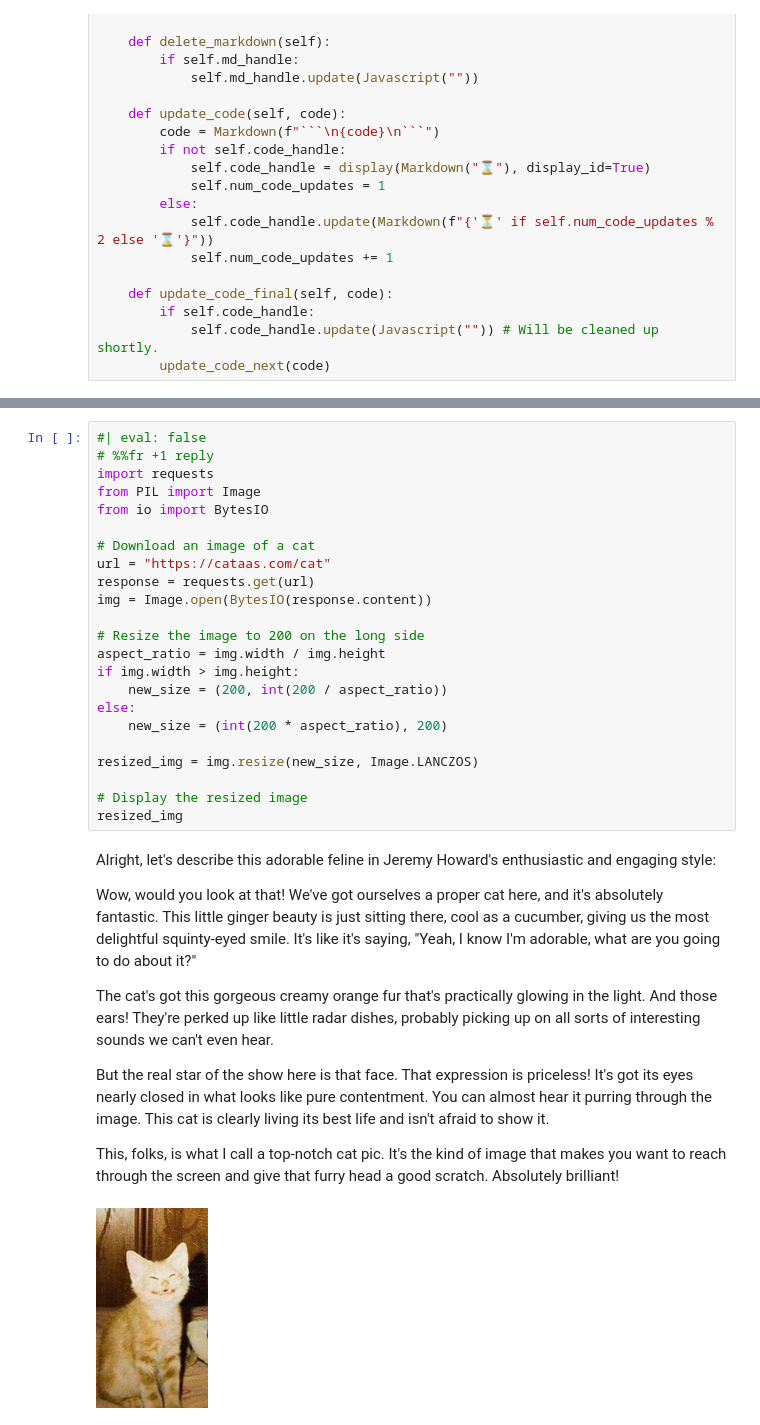
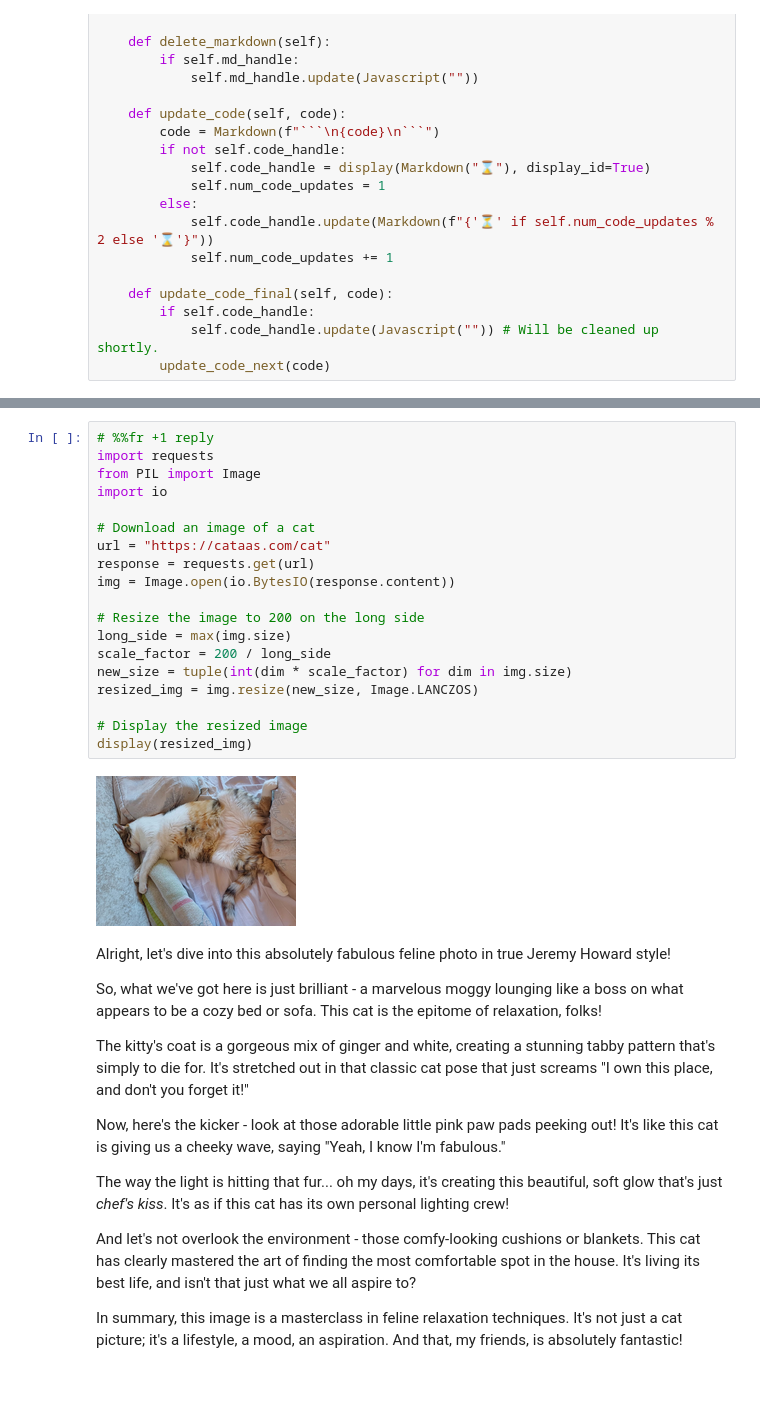
Before and after one commit to ConGustoAI/friendlly, a Jupyter notebook: nbs/01_magic_cell.ipynb, the cells around one changed output, grey strips where cells are left out. Cells and saved outputs as stored; diff of their text form; blank space fills up the shorter version.

```diff
--- a/nbs/01_magic_cell.ipynb
+++ b/nbs/01_magic_cell.ipynb
@@ -475,34 +484,34 @@ Certainly! Let's download an image of a cat, resize it, display it, and then I'l
 # %%
-#| eval: false
 # %%fr +1 reply
 import requests
 from PIL import Image
-from io import BytesIO
+import io
 
 # Download an image of a cat
 url = "https://cataas.com/cat"
 response = requests.get(url)
-img = Image.open(BytesIO(response.content))
+img = Image.open(io.BytesIO(response.content))
 
 # Resize the image to 200 on the long side
-aspect_ratio = img.width / img.height
-if img.width > img.height:
-    new_size = (200, int(200 / aspect_ratio))
-else:
-    new_size = (int(200 * aspect_ratio), 200)
-
+long_side = max(img.size)
+scale_factor = 200 / long_side
+new_size = tuple(int(dim * scale_factor) for dim in img.size)
 resized_img = img.resize(new_size, Image.LANCZOS)
 
 # Display the resized image
-resized_img
+display(resized_img)
 # %% [output]
+[figure, new version]
-Alright, let's describe this adorable feline in Jeremy Howard's enthusiastic and engaging style:
+Alright, let's dive into this absolutely fabulous feline photo in true Jeremy Howard style!
 
-Wow, would you look at that! We've got ourselves a proper cat here, and it's absolutely fantastic. This little ginger beauty is just sitting there, cool as a cucumber, giving us the most delightful squinty-eyed smile. It's like it's saying, "Yeah, I know I'm adorable, what are you going to do about it?"
+So, what we've got here is just brilliant - a marvelous moggy lounging like a boss on what appears to be a cozy bed or sofa. This cat is the epitome of relaxation, folks!
 
-The cat's got this gorgeous creamy orange fur that's practically glowing in the light. And those ears! They're perked up like little radar dishes, probably picking up on all sorts of interesting sounds we can't even hear.
+The kitty's coat is a gorgeous mix of ginger and white, creating a stunning tabby pattern that's simply to die for. It's stretched out in that classic cat pose that just screams "I own this place, and don't you forget it!"
 
-But the real star of the show here is that face. That expression is priceless! It's got its eyes nearly closed in what looks like pure contentment. You can almost hear it purring through the image. This cat is clearly living its best life and isn't afraid to show it.
+Now, here's the kicker - look at those adorable little pink paw pads peeking out! It's like this cat is giving us a cheeky wave, saying "Yeah, I know I'm fabulous."
 
-This, folks, is what I call a top-notch cat pic. It's the kind of image that makes you want to reach through the screen and give that furry head a good scratch. Absolutely brilliant!
+The way the light is hitting that fur... oh my days, it's creating this beautiful, soft glow that's just *chef's kiss*. It's as if this cat has its own personal lighting crew!
+
+And let's not overlook the environment - those comfy-looking cushions or blankets. This cat has clearly mastered the art of finding the most comfortable spot in the house. It's living its best life, and isn't that just what we all aspire to?
+
+In summary, this image is a masterclass in feline relaxation techniques. It's not just a cat picture; it's a lifestyle, a mood, an aspiration. And that, my friends, is absolutely fantastic!
-[figure, old version]
```
Also changed, not shown: parts of 5 cells of this notebook, 1 other file.
